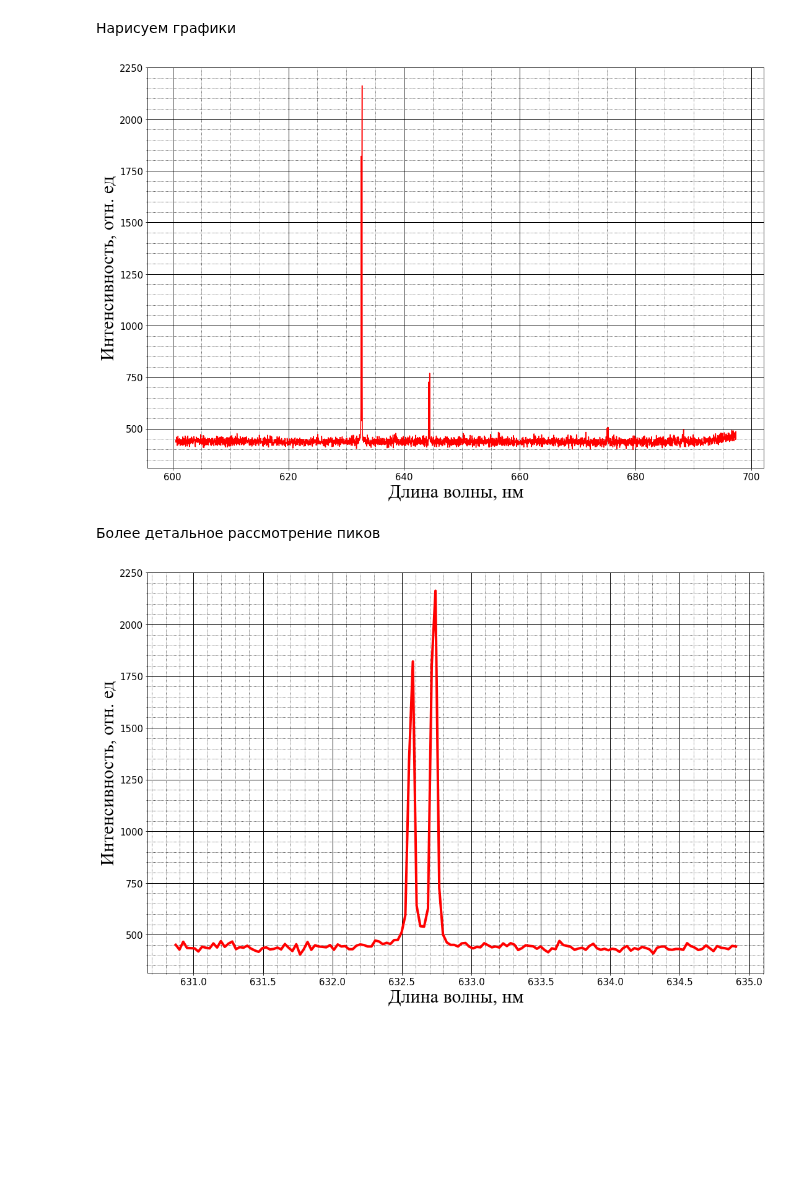
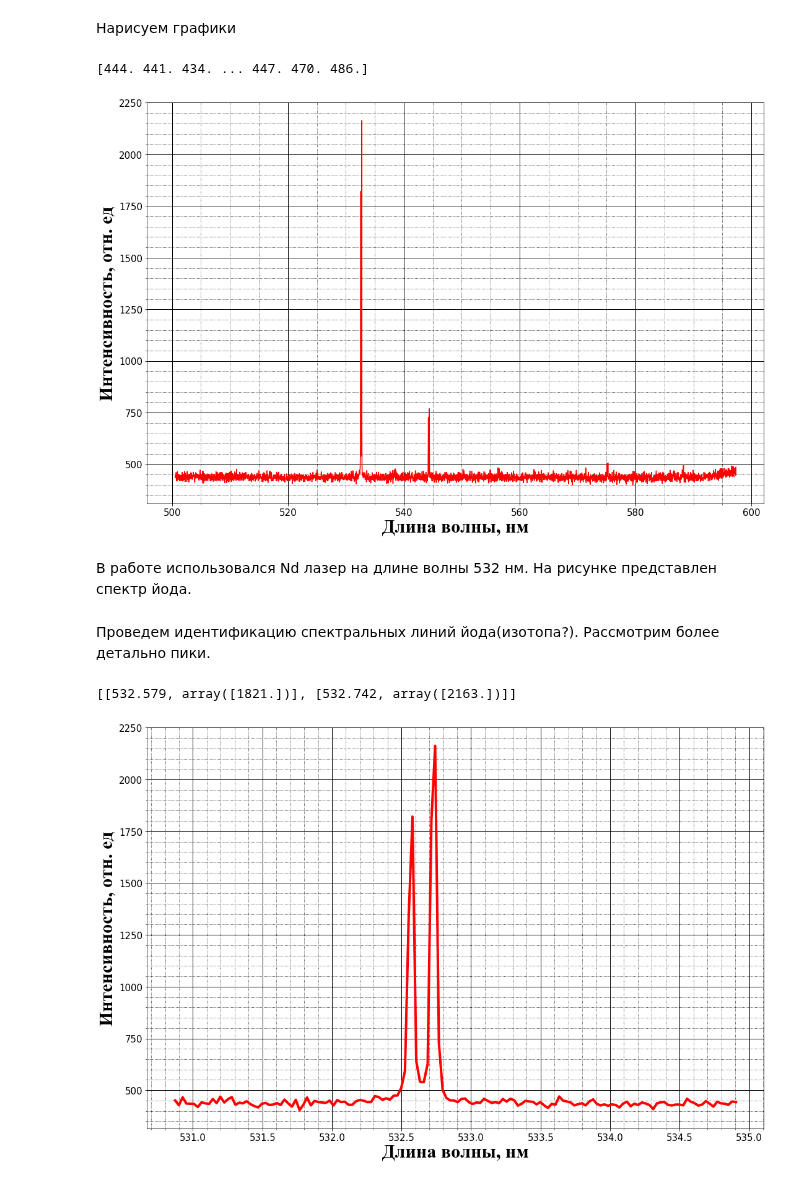
Before and after one commit to starosta39/laboratory_work, a Jupyter notebook: laser_fluorescence_spectroscopy/spectroscopy.ipynb, the cells around one changed output. Drawn from its saved outputs; the diff is of its cells as text; code cells hidden in the pictures; blank space fills up the shorter version.

```diff
--- a/laser_fluorescence_spectroscopy/spectroscopy.ipynb
+++ b/laser_fluorescence_spectroscopy/spectroscopy.ipynb
@@ -32,3 +37,5 @@ def unpack(path, mod):
 mod = ["spectrum"]
 # %%
 settings, wavelength, signal  =  unpack(data_path,"spectrum")
+# %%
+wavelength -= 100
@@ -37,6 +64,7 @@ settings, wavelength, signal  =  unpack(data_path,"spectrum")
 # %%
 fig = plt.figure(figsize=(15, 10))
 ax = fig.add_subplot(1,1,1)
+print(signal)
 ax.plot(wavelength,  signal, c = 'r')
 ax.set_xlabel('Длина волны, нм',{'fontname':'Times New Roman'},fontweight='light',color='k', fontsize=30)
 ax.set_ylabel("Интенсивность, отн. ед",{'fontname':'Times New Roman'},fontweight='light',color='k', fontsize=30)
@@ -56,32 +84,37 @@ ax.grid(which='minor',
         linestyle = ':')
 plt.savefig(save_path + "\\" + "full_spectrum.jpg")
 # %% [output]
+[444. 441. 434. ... 447. 470. 486.]
-[figure, old version]
+[figure, new version]
-# %% [markdown]
-Более детальное рассмотрение пиков
+# %% [markdown]
+В работе использовался Nd лазер на длине волны 532 нм. На рисунке представлен спектр йода.
+# %% [markdown]
+Проведем идентификацию спектральных линий йода(изотопа?). Рассмотрим более детально пики.
 # %%
-
 left = 1100
 right = 1250
+Max_int_index = find_peaks(signal, 1500)
+print([[wavelength[i], signal[np.where(wavelength == wavelength[i])]]  for i in Max_int_index[0]])
 fig = plt.figure(figsize=(15, 10))
 ax = fig.add_subplot(1,1,1)
 ax.plot(wavelength[left:right],  signal[left:right], c = 'r',linewidth = 4 )
 ax.set_xlabel('Длина волны, нм',{'fontname':'Times New Roman'},fontweight='light',color='k', fontsize=30)
 ax.set_ylabel("Интенсивность, отн. ед",{'fontname':'Times New Roman'},fontweight='light',color='k', fontsize=30)
 plt.tight_layout()
 plt.tick_params(axis='both', which='major', labelsize=15)
 ax.minorticks_on()
 
 #  Определяем внешний вид линий основной сетки:
 ax.grid(which='major',
         color = 'k',
         linewidth = 1)
 
 #  Определяем внешний вид линий вспомогательной
 #  сетки:
 ax.grid(which='minor',
         color = 'k',
         linestyle = ':')
 plt.savefig(save_path + "\\" + "first_doublet.jpg")
 # %% [output]
+[[532.579, array([1821.])], [532.742, array([2163.])]]
-[figure, old version]
+[figure, new version]
```
Also changed, not shown: parts of 8 cells of this notebook, 3 other files.
